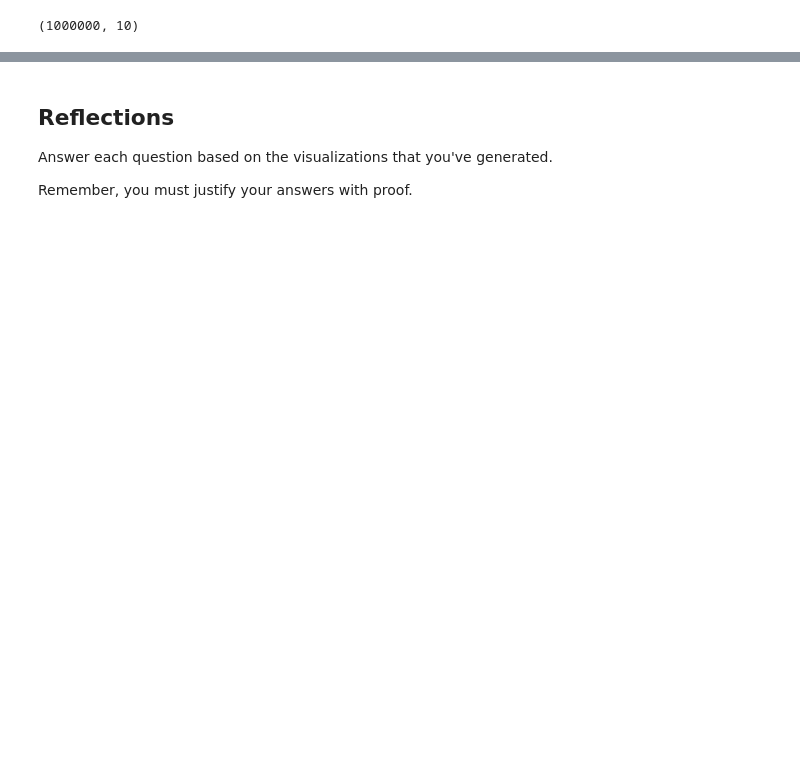
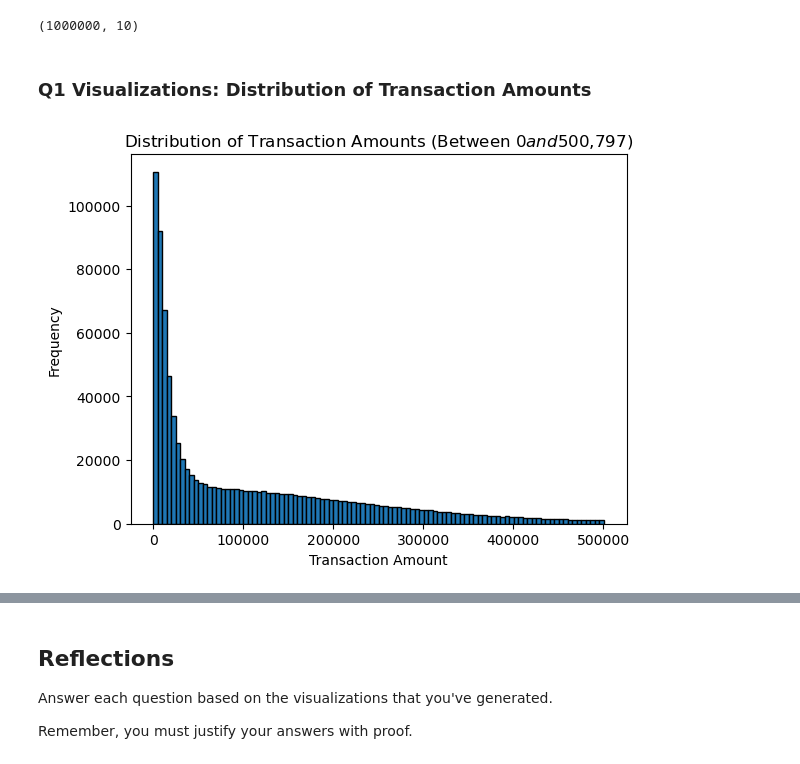
Before and after one commit to yuzchen7/detect-fraud, a Jupyter notebook: notebooks/eda.ipynb, the cells around one changed output, grey strips where cells are left out. Drawn from its saved outputs; the diff is of its cells as text; code cells hidden in the pictures; blank space fills up the shorter version.

```diff
--- a/notebooks/eda.ipynb
+++ b/notebooks/eda.ipynb
@@ -30,5 +36,22 @@ transactions.head()
 # %% [output]
 (1000000, 10)
+# %% [markdown]
+### Q1 Visualizations: Distribution of Transaction Amounts
 # %%
 # TODO: Begin your EDA
-...
+Q1 = transactions_df['amount'].quantile(0.25)
+Q3 = transactions_df['amount'].quantile(0.75)
+IQR = Q3 - Q1
+
+lower_bound = max(0, Q1 - 1.5 * IQR)
+upper_bound = Q3 + 1.5 * IQR
+
+df_filtered = transactions_df[(transactions_df['amount'] >= lower_bound) & (transactions_df['amount'] <= upper_bound)]
+
+plt.hist(df_filtered['amount'], bins=100, edgecolor='black')
+plt.xlabel("Transaction Amount")
+plt.ylabel("Frequency")
+plt.title(f"Distribution of Transaction Amounts (Between ${lower_bound:,.0f} and ${upper_bound:,.0f})")
+plt.show()
+# %% [output]
+[figure, added]
```
Also changed, not shown: parts of 15 cells of this notebook.
